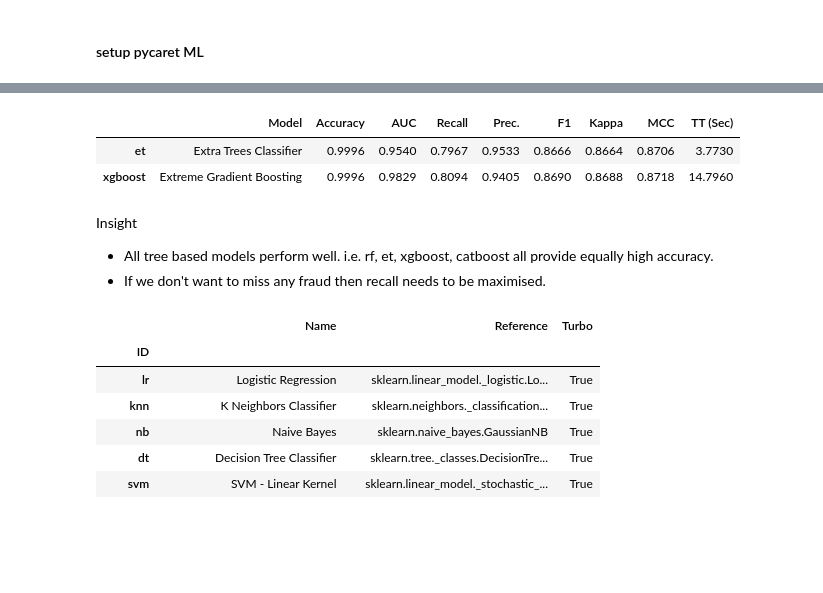
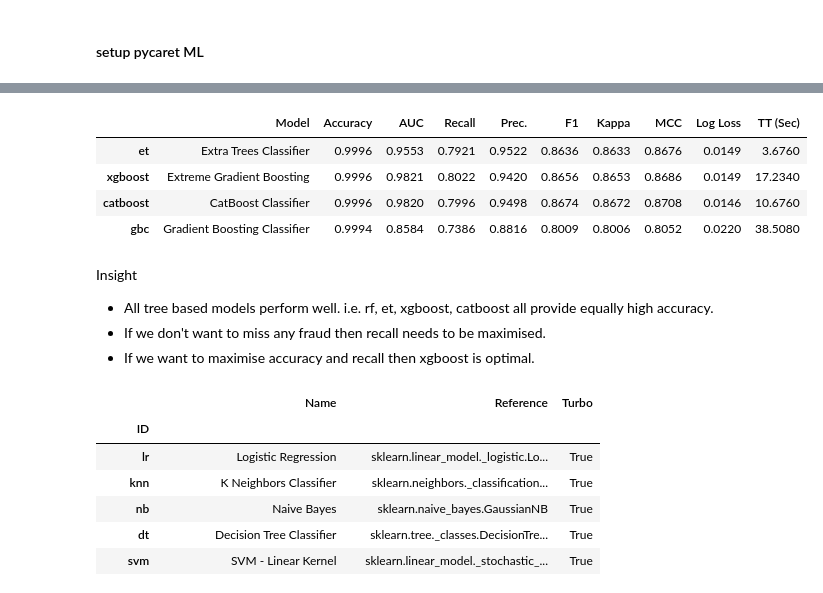
Before and after one commit to MarkEHolland/data-science, a Jupyter notebook: FraudDetection.ipynb, the cells around one changed output, grey strips where cells are left out. Cells and saved outputs as stored; diff of their text form; code cells hidden in the pictures; blank space fills up the shorter version.

```diff
--- a/FraudDetection.ipynb
+++ b/FraudDetection.ipynb
@@ -302,14 +316,17 @@ s = setup(data = dataset, target = 'Class', session_id=123, fold=10, train_size=
 # %%
-best_model = compare_models(include=["et","xgboost"])
+best_model = compare_models(include=["et","xgboost","catboost","gbc"])
 # %% [output]
 [interactive output not drawn]
-|  | Model | Accuracy | AUC | Recall | Prec. | F1 | Kappa | MCC | TT (Sec) |
-| et | Extra Trees Classifier | 0.9996 | 0.9540 | 0.7967 | 0.9533 | 0.8666 | 0.8664 | 0.8706 | 3.7730 |
-| xgboost | Extreme Gradient Boosting | 0.9996 | 0.9829 | 0.8094 | 0.9405 | 0.8690 | 0.8688 | 0.8718 | 14.7960 |
+|  | Model | Accuracy | AUC | Recall | Prec. | F1 | Kappa | MCC | Log Loss | TT (Sec) |
+| et | Extra Trees Classifier | 0.9996 | 0.9553 | 0.7921 | 0.9522 | 0.8636 | 0.8633 | 0.8676 | 0.0149 | 3.6760 |
+| xgboost | Extreme Gradient Boosting | 0.9996 | 0.9821 | 0.8022 | 0.9420 | 0.8656 | 0.8653 | 0.8686 | 0.0149 | 17.2340 |
+| catboost | CatBoost Classifier | 0.9996 | 0.9820 | 0.7996 | 0.9498 | 0.8674 | 0.8672 | 0.8708 | 0.0146 | 10.6760 |
+| gbc | Gradient Boosting Classifier | 0.9994 | 0.8584 | 0.7386 | 0.8816 | 0.8009 | 0.8006 | 0.8052 | 0.0220 | 38.5080 |
 # %% [markdown]
 Insight
 - All tree based models perform well. i.e. rf, et, xgboost, catboost all provide equally high accuracy.
 - If we don't want to miss any fraud then recall needs to be maximised.
+- If we want to maximise accuracy and recall then xgboost is optimal.
 # %%
 # reference list of models in pycaret
 models()
```
Also changed, not shown: parts of 38 cells of this notebook.
